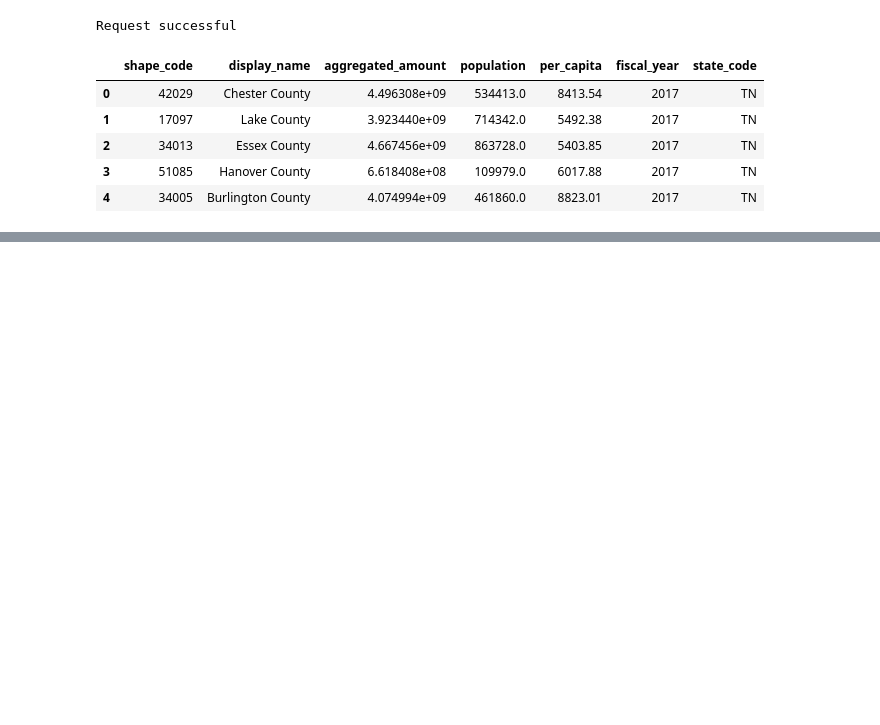
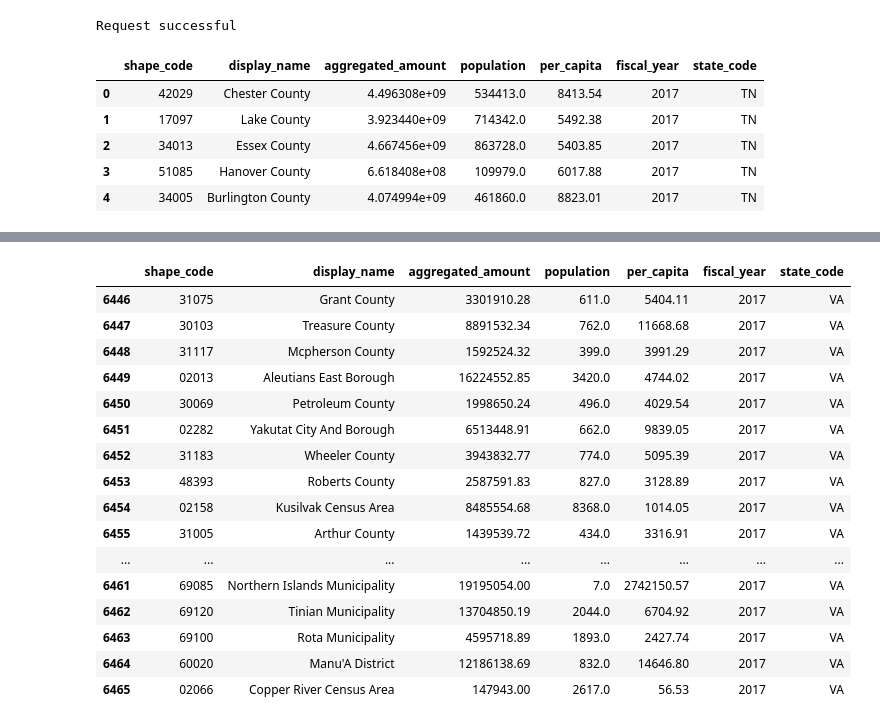
Before and after one commit to SloughJE/UnHealth_Dashboard, a Jupyter notebook: notebooks/1.0-JES-eda.ipynb, the cells around one changed output, grey strips where cells are left out. Saved outputs shown, nothing was run; the diff lists cells and outputs as text; code cells hidden in the pictures; blank space fills up the shorter version.

Commit message:
works now for states and state code

```diff
--- a/notebooks/1.0-JES-eda.ipynb
+++ b/notebooks/1.0-JES-eda.ipynb
@@ -710,3 +710,41 @@ Request successful
 | 2 | 34013 | Essex County | 4.667456e+09 | 863728.0 | 5403.85 | 2017 | TN |
 | 3 | 51085 | Hanover County | 6.618408e+08 | 109979.0 | 6017.88 | 2017 | TN |
 | 4 | 34005 | Burlington County | 4.074994e+09 | 461860.0 | 8823.01 | 2017 | TN |
+# %%
+import requests
+import pandas as pd
+
+def fetch_spending_data_by_county(fiscal_year, state_codes):
+    url = "https://api.usaspending.gov/api/v2/search/spending_by_geography/"
+    headers = {'Content-Type': 'application/json'}
+    all_data = []
+
+    for state_code in state_codes:
+        data = {
+            "scope": "place_of_performance",
+            "geo_layer": "county",
+            "geo_layer_filter": [state_code],
+            "filters": {
+                "time_period": [{"start_date": f"{fiscal_year}-01-01", "end_date": f"{fiscal_year}-12-31"}]
+            }
+        }
+        response = requests.post(url, json=data, headers=headers)
+
+        if response.status_code == 200:
+            print(f"Request successful for {state_code}")
+            response_json = response.json()
+            data = response_json['results']
+            for d in data:
+                d['fiscal_year'] = fiscal_year
+                d['state_code'] = state_code
+            all_data.extend(data)
+        else:
+            print(f"Request failed for {state_code}")
+            print(response.status_code)
+            print(response.text)
+
+    return pd.DataFrame(all_data)
+
+# Example usage
+df = fetch_spending_data_by_county(2017, ["TN", "VA"])
+df.head()
@@ -712,0 +760,20 @@ Request successful
+# %%
+df.tail(20)
+# %% [output]
+|  | shape_code | display_name | aggregated_amount | population | per_capita | fiscal_year | state_code |
+| 6446 | 31075 | Grant County | 3301910.28 | 611.0 | 5404.11 | 2017 | VA |
+| 6447 | 30103 | Treasure County | 8891532.34 | 762.0 | 11668.68 | 2017 | VA |
+| 6448 | 31117 | Mcpherson County | 1592524.32 | 399.0 | 3991.29 | 2017 | VA |
+| 6449 | 02013 | Aleutians East Borough | 16224552.85 | 3420.0 | 4744.02 | 2017 | VA |
+| 6450 | 30069 | Petroleum County | 1998650.24 | 496.0 | 4029.54 | 2017 | VA |
+| 6451 | 02282 | Yakutat City And Borough | 6513448.91 | 662.0 | 9839.05 | 2017 | VA |
+| 6452 | 31183 | Wheeler County | 3943832.77 | 774.0 | 5095.39 | 2017 | VA |
+| 6453 | 48393 | Roberts County | 2587591.83 | 827.0 | 3128.89 | 2017 | VA |
+| 6454 | 02158 | Kusilvak Census Area | 8485554.68 | 8368.0 | 1014.05 | 2017 | VA |
+| 6455 | 31005 | Arthur County | 1439539.72 | 434.0 | 3316.91 | 2017 | VA |
+| ... | ... | ... | ... | ... | ... | ... | ... |
+| 6461 | 69085 | Northern Islands Municipality | 19195054.00 | 7.0 | 2742150.57 | 2017 | VA |
+| 6462 | 69120 | Tinian Municipality | 13704850.19 | 2044.0 | 6704.92 | 2017 | VA |
+| 6463 | 69100 | Rota Municipality | 4595718.89 | 1893.0 | 2427.74 | 2017 | VA |
+| 6464 | 60020 | Manu'A District | 12186138.69 | 832.0 | 14646.80 | 2017 | VA |
+| 6465 | 02066 | Copper River Census Area | 147943.00 | 2617.0 | 56.53 | 2017 | VA |
```
Also changed, not shown: parts of 7 cells of this notebook, 1 other file.
